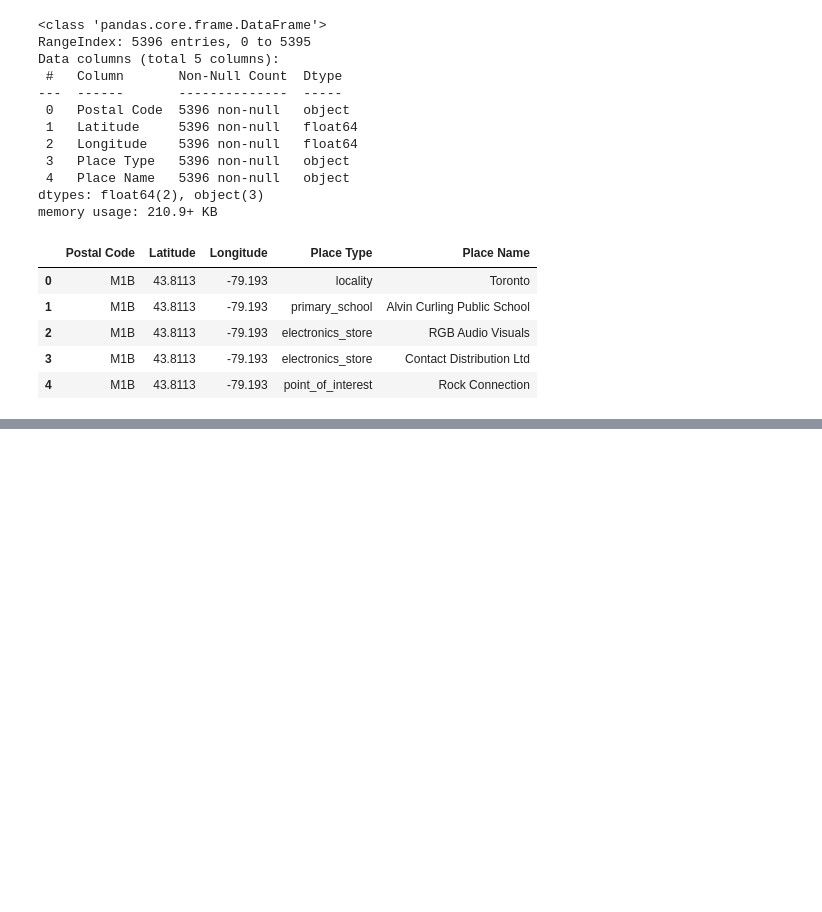
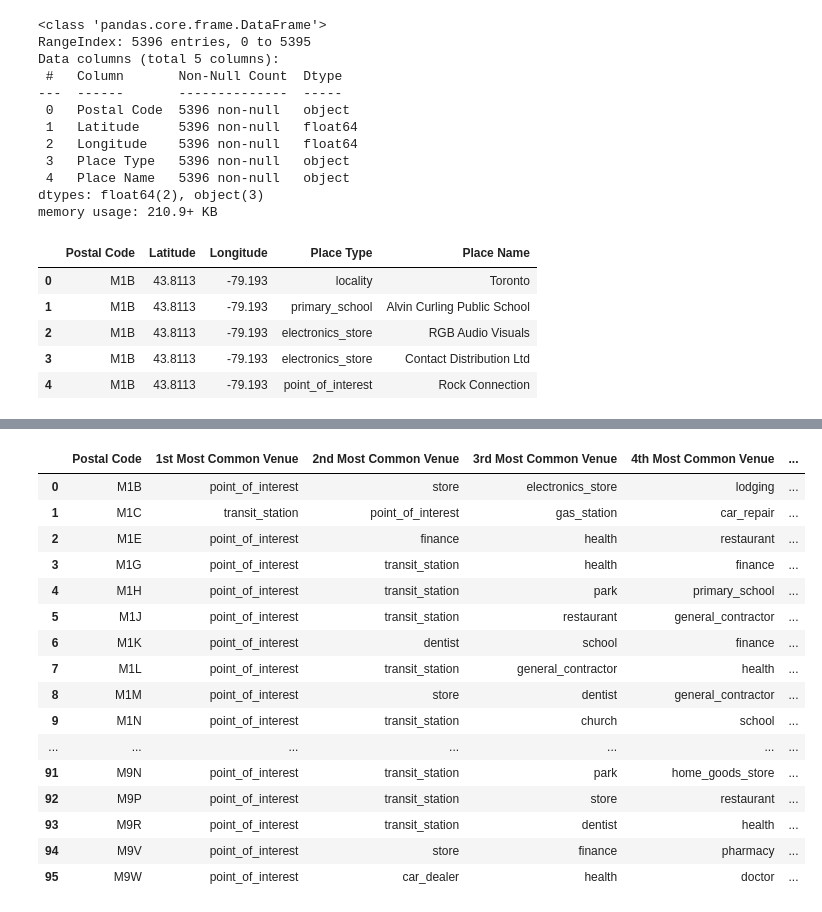
Before and after one commit to Dhruvi267/Market_segment, a Jupyter notebook: market-segmentationV3.ipynb, the cells around one changed output, grey strips where cells are left out. Saved outputs shown, nothing was run; the diff lists cells and outputs as text; code cells hidden in the pictures; blank space fills up the shorter version.

```diff
--- a/market-segmentationV3.ipynb
+++ b/market-segmentationV3.ipynb
@@ -943,0 +967,12 @@ Name: count, dtype: int64
+# %%
+num_top_venues = 5
+
+for postalcode in toronto_onehot_grouped['Postal Code']:
+    print("----"+postalcode+"----")
+    temp = toronto_onehot_grouped[toronto_onehot_grouped['Postal Code'] == postalcode].T.reset_index()
+    temp.columns = ['Place Type','freq']
+    temp = temp.iloc[1:]
+    temp['freq'] = temp['freq'].astype(float)
+    temp = temp.round({'freq': 2})
+    print(temp.sort_values('freq', ascending=False).reset_index(drop=True).head(num_top_venues))
+    print('\n')
@@ -943,0 +997,45 @@ Name: count, dtype: int64
+# %%
+def return_most_common_venues(row, num_top_venues):
+    row_categories = row.iloc[1:]
+    row_categories_sorted = row_categories.sort_values(ascending=False)
+
+    return row_categories_sorted.index.values[0:num_top_venues]
+# %%
+num_top_venues = 10
+
+indicators = ['st', 'nd', 'rd']
+
+# create columns according to number of top venues
+columns = ['Postal Code']
+for ind in np.arange(num_top_venues):
+    try:
+        columns.append('{}{} Most Common Venue'.format(ind+1, indicators[ind]))
+    except:
+        columns.append('{}th Most Common Venue'.format(ind+1))
+
+# create a new dataframe
+district_venues_sorted = pd.DataFrame(columns=columns)
+district_venues_sorted['Postal Code'] = toronto_onehot_grouped['Postal Code']
+
+for ind in np.arange(toronto_onehot_grouped.shape[0]):
+    district_venues_sorted.iloc[ind, 1:] = return_most_common_venues(toronto_onehot_grouped.iloc[ind, :], num_top_venues)
+
+district_venues_sorted
+# %% [output]
+|  | Postal Code | 1st Most Common Venue | 2nd Most Common Venue | 3rd Most Common Venue | 4th Most Common Venue | ... |
+| 0 | M1B | point_of_interest | store | electronics_store | lodging | ... |
+| 1 | M1C | transit_station | point_of_interest | gas_station | car_repair | ... |
+| 2 | M1E | point_of_interest | finance | health | restaurant | ... |
+| 3 | M1G | point_of_interest | transit_station | health | finance | ... |
+| 4 | M1H | point_of_interest | transit_station | park | primary_school | ... |
+| 5 | M1J | point_of_interest | transit_station | restaurant | general_contractor | ... |
+| 6 | M1K | point_of_interest | dentist | school | finance | ... |
+| 7 | M1L | point_of_interest | transit_station | general_contractor | health | ... |
+| 8 | M1M | point_of_interest | store | dentist | general_contractor | ... |
+| 9 | M1N | point_of_interest | transit_station | church | school | ... |
+| ... | ... | ... | ... | ... | ... | ... |
+| 91 | M9N | point_of_interest | transit_station | park | home_goods_store | ... |
+| 92 | M9P | point_of_interest | transit_station | store | restaurant | ... |
+| 93 | M9R | point_of_interest | transit_station | dentist | health | ... |
+| 94 | M9V | point_of_interest | store | finance | pharmacy | ... |
+| 95 | M9W | point_of_interest | car_dealer | health | doctor | ... |
```
Also changed, not shown: parts of 7 cells of this notebook.
